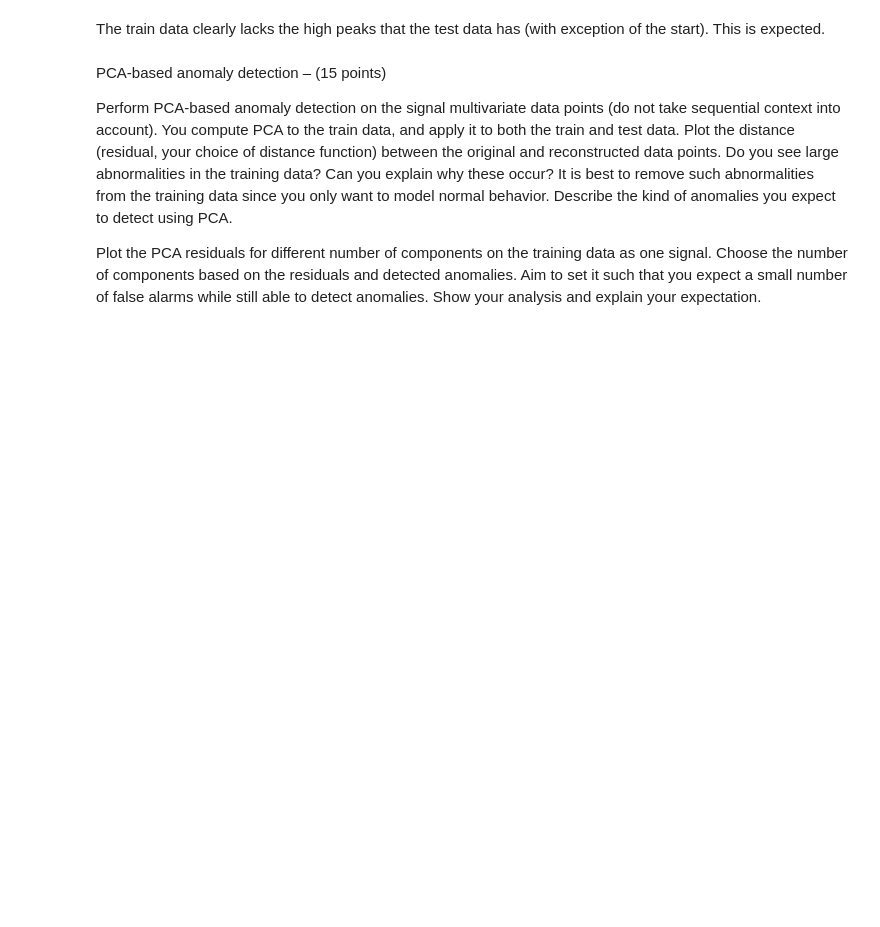
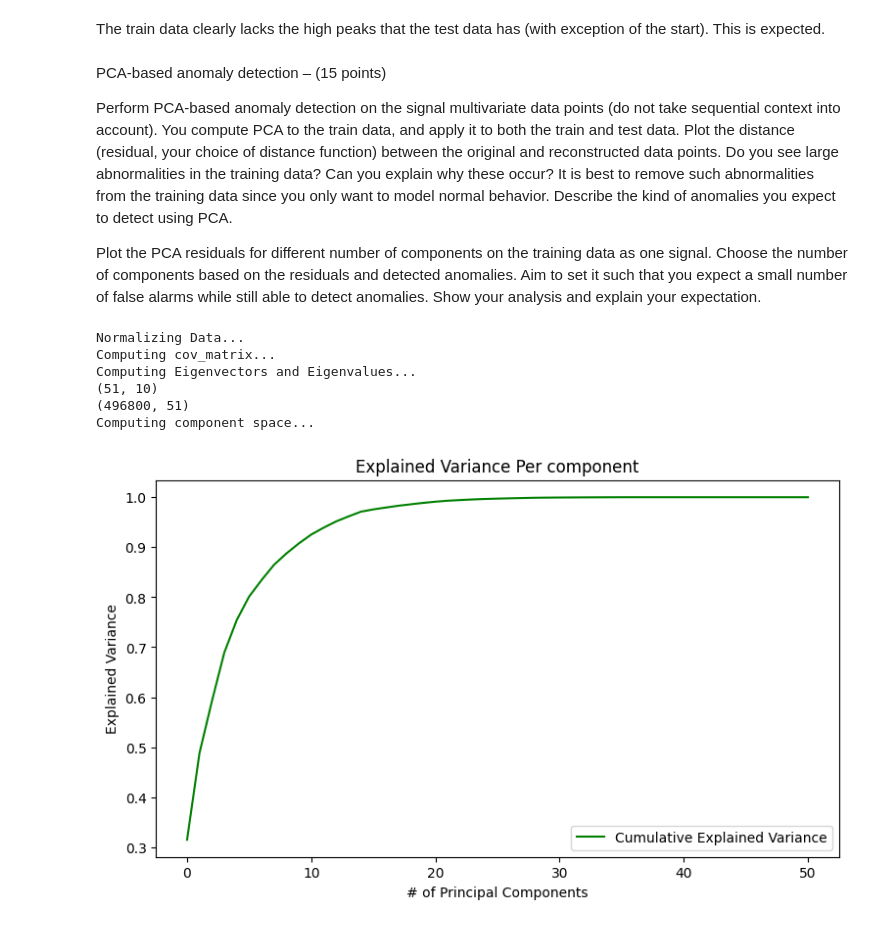
Before and after one commit to aqzandt/bigdata_fp, a Jupyter notebook: data_mining_1/lab.ipynb, the cells around one changed output. Saved outputs shown, nothing was run; the diff lists cells and outputs as text; code cells hidden in the pictures; blank space fills up the shorter version.

```diff
--- a/data_mining_1/lab.ipynb
+++ b/data_mining_1/lab.ipynb
@@ -296,3 +296,79 @@ Plot the PCA residuals for different number of components on the training data a
 signal.  Choose the number of components based on the residuals and detected
 anomalies. Aim to set it such that you expect a small number of false alarms while still
 able to detect anomalies. Show your analysis and explain your expectation.
+# %%
+# Drop unneeded tables and sample data so cov_matrix is not too large
+PCA_matrix = train_data.drop(["Timestamp", "Normal/Attack"], axis=1)
+PCA_matrix = np.matrix(PCA_matrix)
+# Z-score normalize data
+means = np.zeros(shape=PCA_matrix.shape[0])
+stds = np.zeros(shape=PCA_matrix.shape[0])
+
+def normalize_matrix(matrix):
+    matrix = matrix.transpose()
+    for col in range(matrix.shape[0]):
+        mean = matrix[col].mean()
+        std = matrix[col].std()
+        means[col] = mean
+        stds[col] = std
+        if (std == 0.0):
+            matrix[col] = 0
+        else:
+            matrix[col] = (matrix[col] - mean) / std
+    return matrix.transpose()
+
+def revert_normalization(matrix):
+    matrix = matrix.transpose()
+    print("Reverting Normalization...")
+    for col in range(matrix.shape[0]):
+        matrix[col] = matrix[col] * stds[col] + means[col]
+    return matrix.transpose()
+
+print("Normalizing Data...")
+normalized_matrix = normalize_matrix(PCA_matrix.copy()).transpose()
+
+print("Computing cov_matrix...")
+cov_matrix = np.cov(normalized_matrix)
+
+normalized_matrix = normalized_matrix.transpose()
+# print(normalized_matrix.shape)
+# print(cov_matrix.shape)
+
+print("Computing Eigenvectors and Eigenvalues...")
+eigenvalues, eigenvectors = np.linalg.eig(cov_matrix)
+
+# Sort arrays by eigenvalue
+idx = eigenvalues.argsort()[::-1]
+eigenvalues = eigenvalues[idx]
+eigenvectors = eigenvectors[:,idx]
+
+#Adjust number of principal components
+features = 10
+transformation_matrix = np.matrix(eigenvectors[:features]).transpose()
+
+print(transformation_matrix.shape)
+print(PCA_matrix.shape)
+
+print("Computing component space...")
+component_space = normalized_matrix * transformation_matrix
+
+explained_variance = np.cumsum(eigenvalues) / np.sum(eigenvalues)
+
+# print(explained_variance)
+# %% [output]
+Normalizing Data...
+Computing cov_matrix...
+Computing Eigenvectors and Eigenvalues...
+(51, 10)
+(496800, 51)
+Computing component space...
+# %%
+plt.figure(figsize=(9, 5))
+plt.plot(range(len(explained_variance)), explained_variance, c='g', label="Cumulative Explained Variance")
+plt.xlabel('# of Principal Components')
+plt.ylabel('Explained Variance')
+plt.title("Explained Variance Per component")
+plt.legend()
+plt.show()
+# %% [output]
+[figure, added]
```
Also changed, not shown: parts of 10 cells of this notebook.
